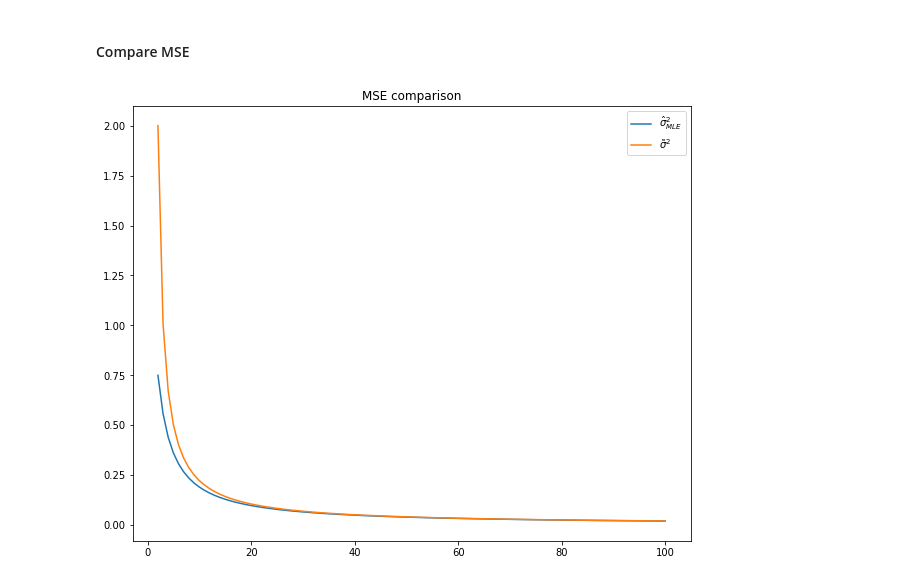
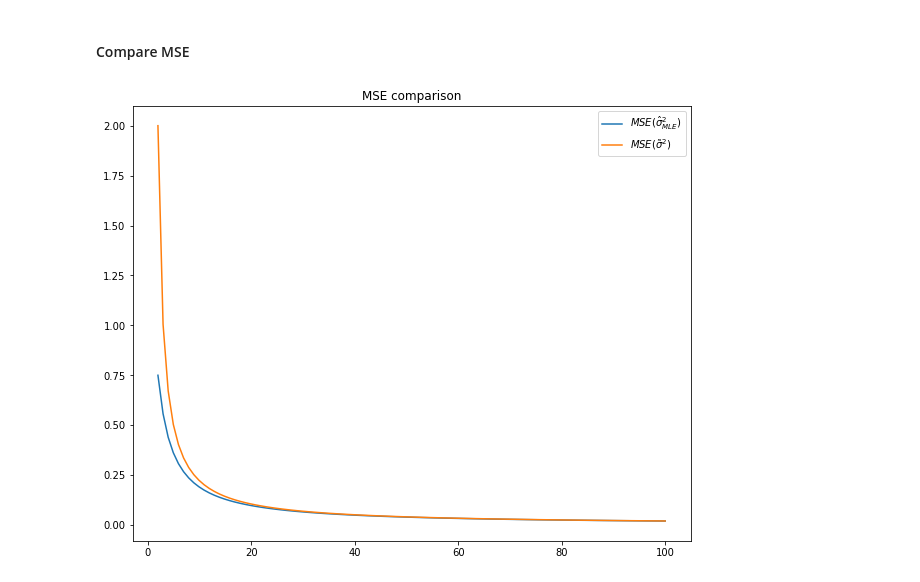
Before and after one commit to FreemanX/Machine-Learning-Notes, a Jupyter notebook: N04_MaximumLikelihoodEstimation.ipynb, the cells around one changed output. Cells and saved outputs as stored; diff of their text form; code cells hidden in the pictures.

```diff
--- a/N04_MaximumLikelihoodEstimation.ipynb
+++ b/N04_MaximumLikelihoodEstimation.ipynb
@@ -151,10 +151,10 @@ def var_tilde(n): return 2 * sigma ** 4 / (n - 1)
 # %% [markdown]
 #### Compare bias
 # %%
-plt.rcParams["figure.figsize"] = (10, 8)
+plt.figure(figsize=(10, 8))
 x = np.linspace(2, 100, 100)
-plt.plot(x, bias_MLE(x), label='$\hat{\sigma}_{MLE}^2$')
-plt.plot(x, bias_tilde(x), label=r'$\tilde{\sigma}^2$')
+plt.plot(x, bias_MLE(x), label='$bias(\hat{\sigma}_{MLE}^2)$')
+plt.plot(x, bias_tilde(x), label=r'$bias(\tilde{\sigma}^2)$')
 
 plt.title('Bias comparison')
 plt.legend()
@@ -177,16 +178,17 @@ plt.show()
 # %%
 def mse_MLE(n):
     return sigma ** 4 * (2 * n - 1) / n ** 2
 
 
 def mse_tilde(n):
     return 2 * sigma ** 4 / (n - 1)
 
-plt.plot(x, mse_MLE(x), label='$\hat{\sigma}_{MLE}^2$')
-plt.plot(x, mse_tilde(x), label=r'$\tilde{\sigma}^2$')
+plt.figure(figsize=(10, 8))
+plt.plot(x, mse_MLE(x), label='$MSE(\hat{\sigma}_{MLE}^2)$')
+plt.plot(x, mse_tilde(x), label=r'$MSE(\tilde{\sigma}^2)$')
 
 plt.title('MSE comparison')
 plt.legend()
 plt.show()
 # %% [output]
-[figure, old version]
+[figure, new version]
```
Also changed, not shown: parts of 2 cells of this notebook, 3 other files.
